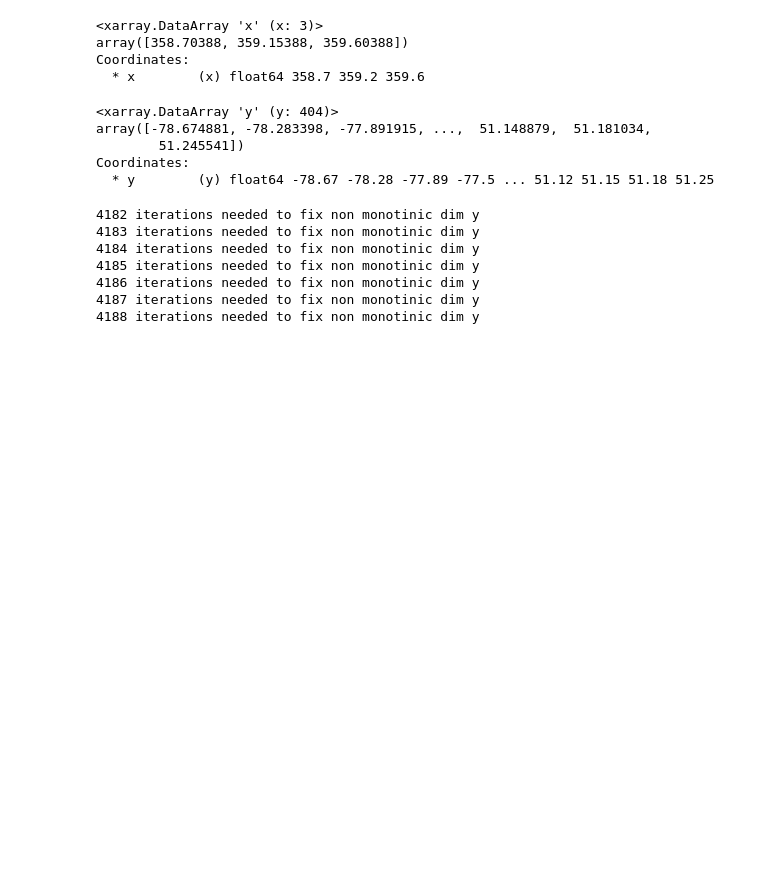
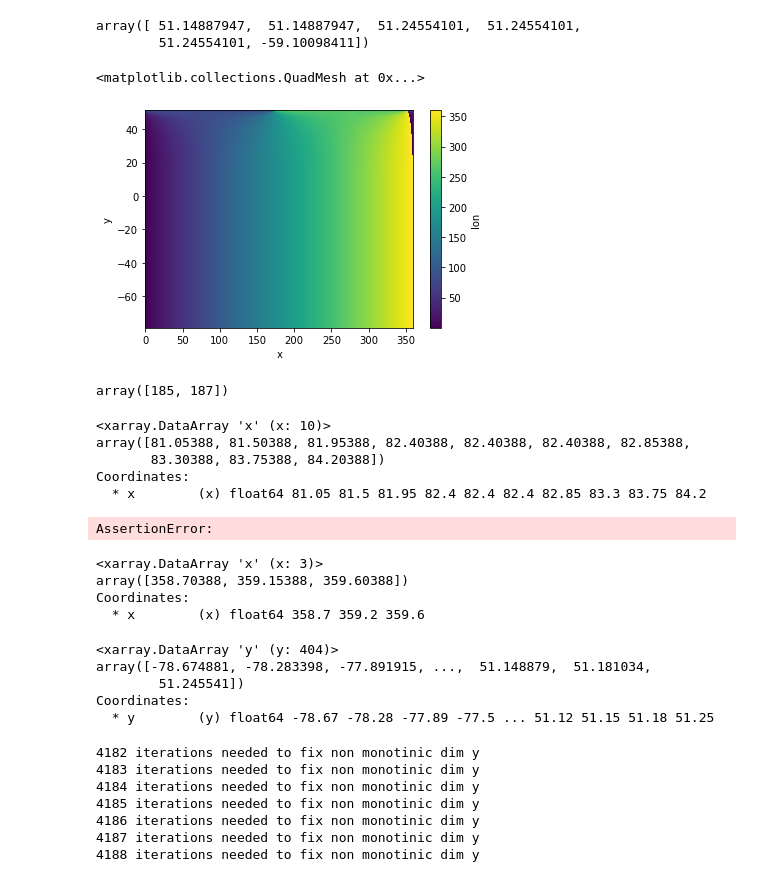
Before and after one commit to jbusecke/xMIP, a Jupyter notebook: notebooks/nominal_lon_lat_dev.ipynb, the cells around one changed output. Drawn from its saved outputs; the diff is of its cells as text; code cells hidden in the pictures; blank space fills up the shorter version.

```diff
--- a/notebooks/nominal_lon_lat_dev.ipynb
+++ b/notebooks/nominal_lon_lat_dev.ipynb
@@ -50,3 +46,47 @@ ds.longitude.plot()
+# %%
+def diagnose_doubles(data):
+    u, idx = np.unique(data, return_index=True)
+    missing = np.array([i for i in np.arange(len(data)) if i not in idx])
+    if len(missing) > 0:
+        missing_values = data[missing]
+        print(f"Missing values Indicies[{missing}]/ Values[{missing_values}]")
+# %%
+diagnose_doubles(ds_pp.x.load().data)
+# %%
+diagnose_doubles(ds_pp.y.load().data)
+# %%
+np.hstack([ds_pp.y.load().data[400:].flatten(), ds_pp.y.load().data[-1], ds_pp.y.load().data[50]])
+# %% [output]
+array([ 51.14887947,  51.14887947,  51.24554101,  51.24554101,
+        51.24554101, -59.10098411])
+# %%
+ds_pp.lon.plot()
+# %% [output]
+<matplotlib.collections.QuadMesh at 0x...>
+[figure, added]
+# %%
+u, idx = np.unique(ds_pp.x.data, return_index=True)
+missing = np.array([i for i in np.arange(len(ds_pp.x)) if i not in idx])
+missing
+# %% [output]
+array([185, 187])
+# %%
+ds_pp.x[180:190]
+# %% [output]
+<xarray.DataArray 'x' (x: 10)>
+array([81.05388, 81.50388, 81.95388, 82.40388, 82.40388, 82.40388, 82.85388,
+       83.30388, 83.75388, 84.20388])
+Coordinates:
+  * x        (x) float64 81.05 81.5 81.95 82.4 82.4 82.4 82.85 83.3 83.75 84.2
+# %%
+def check_unique(ds, var):
+    assert len(ds[var].data) == len(np.unique(ds[var].data))
+
+check_unique(ds, 'i')
+check_unique(ds_pp, 'y')
+check_unique(ds_pp, 'x')
+# %% [output]
+AssertionError:
 # %%
 assert len(ds.x) == len(np.unique())
 # %% [output]
```
Also changed, not shown: parts of 3 cells of this notebook, 2 other files.
